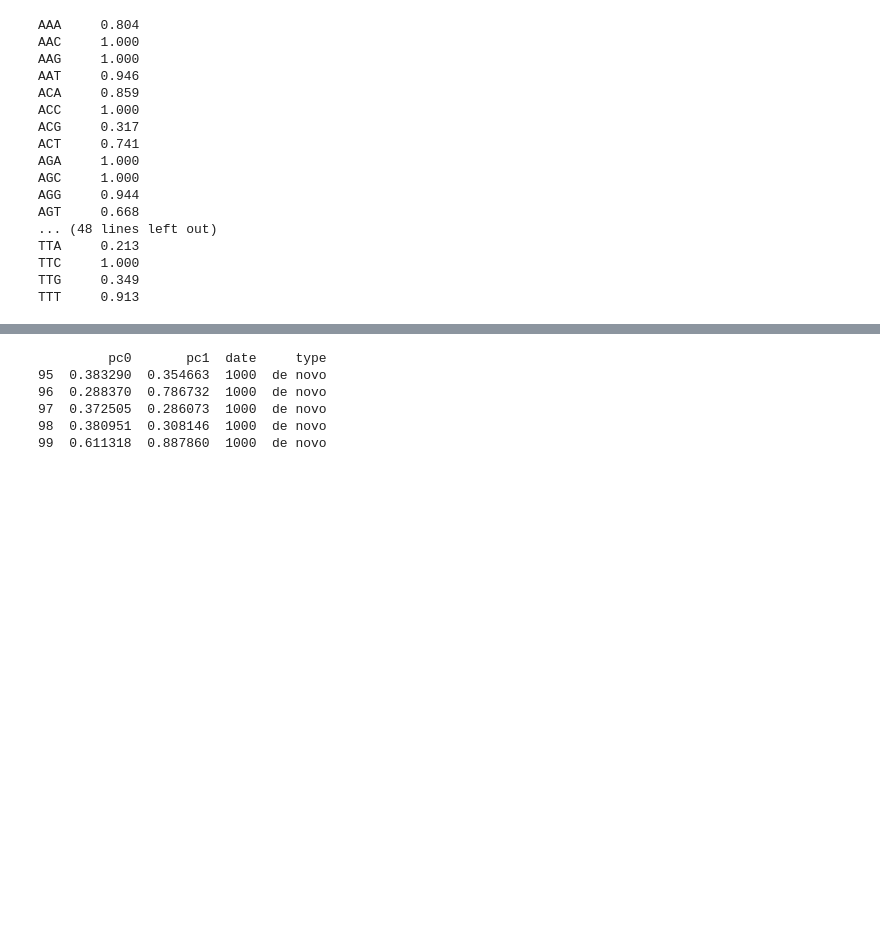
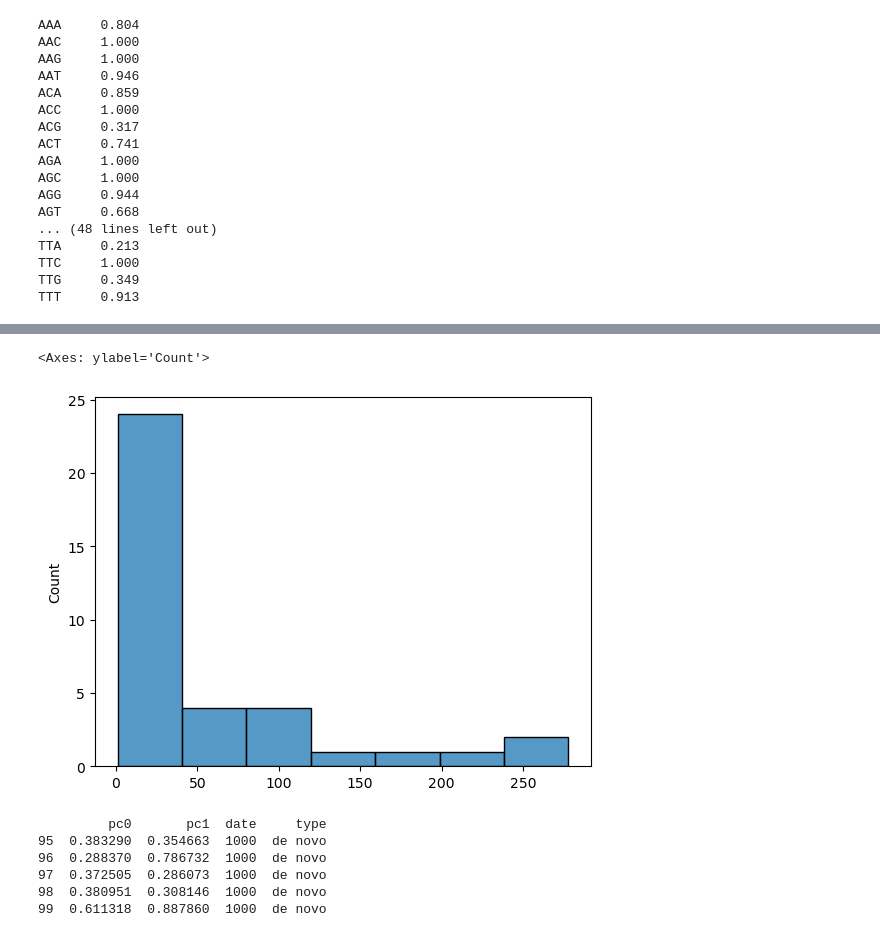
Before and after one commit to Dominko/spike_protein_rna_generator, a Jupyter notebook: scripts/data_analysis/analysis de novo.ipynb, the cells around one changed output, grey strips where cells are left out. Drawn from its saved outputs; the diff is of its cells as text; code cells hidden in the pictures; blank space fills up the shorter version.

```diff
--- a/scripts/data_analysis/analysis de novo.ipynb
+++ b/scripts/data_analysis/analysis de novo.ipynb
@@ -163,14 +163,26 @@ TTT     0.913
 # %%
 de_novo_seqs_file = SeqIO.parse(de_novo_path, "fasta")
 de_novo_biases = []
+stop_codons = {}
+start_codons = {}
 for seq_record in tqdm(de_novo_seqs_file):
     if is_gene_valid(seq_record.seq):
         triplets = [seq_record.seq[i:i+3] for i in range(0, len(seq_record.seq), 3)]
-        print(triplets.count("TAG") + triplets.count("TAA") + triplets.count("TGA"))
-        print(triplets.count("ATG"))
+        if triplets.count("TAG") + triplets.count("TAA") + triplets.count("TGA") in stop_codons:
+            stop_codons[triplets.count("TAG") + triplets.count("TAA") + triplets.count("TGA")] += 1
+        else:
+            stop_codons[triplets.count("TAG") + triplets.count("TAA") + triplets.count("TGA")] = 1
+
+        if triplets.count("ATG") in start_codons:
+            start_codons[triplets.count("ATG")] += 1
+        else:
+            start_codons[triplets.count("ATG")] = 1
         de_novo_biases.append(CodonAdaptationIndex([seq_record.seq]))
         # cai.cai_for_gene(str(seq_record.seq))
 
 # de_novo_bias = CodonAdaptationIndex(de_novo_seqs)
 # print(de_novo_biases)
+
+print(stop_codons)
+print(start_codons)
 # %% [output]
@@ -395,3 +265,8 @@ for seq_record in tqdm(de_novo_covid_seqs_file):
+# %%
+sns.histplot(start_codons)
+# %% [output]
+<Axes: ylabel='Count'>
+[figure, added]
 # %%
 de_novo_human_seqs_file = SeqIO.parse(de_novo_human_path, "fasta")
 de_novo_human_biases = []
```
Also changed, not shown: parts of 5 cells of this notebook, 9 other files.
